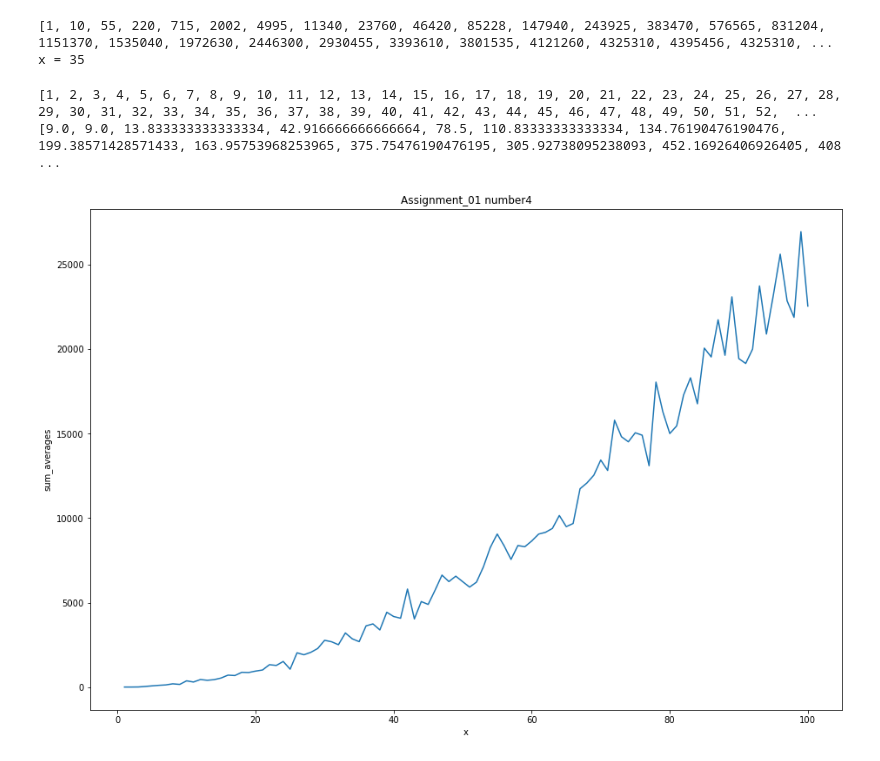
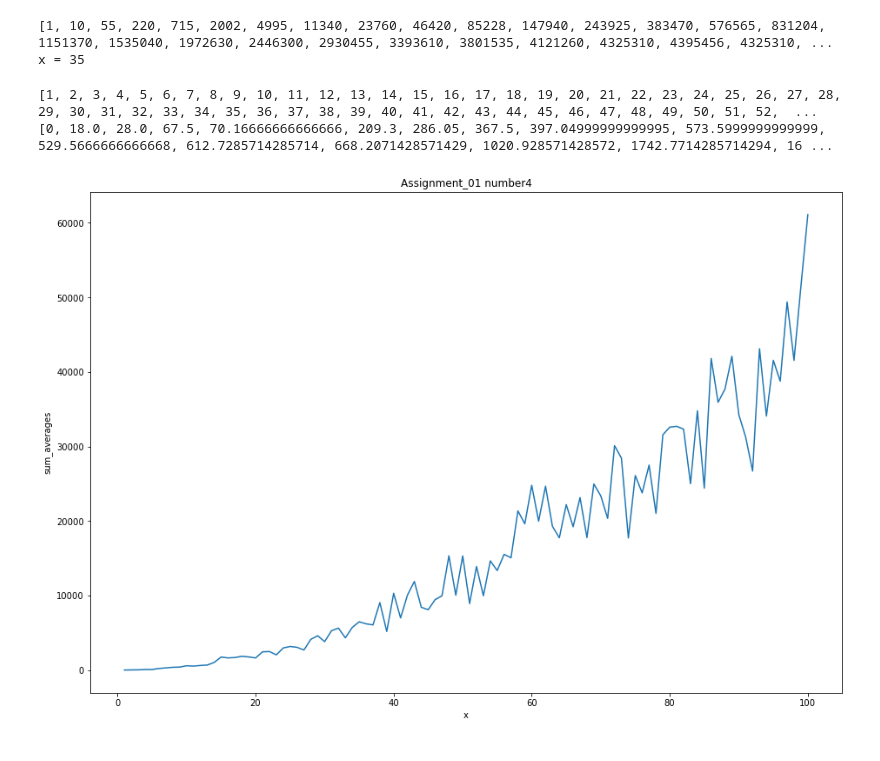
Before and after one commit to hahahalmy/ESE5023_Assignments_12232257, a Jupyter notebook: PS1.ipynb, the cells around one changed output. Cells and saved outputs as stored; diff of their text form; code cells hidden in the pictures.

```diff
--- a/PS1.ipynb
+++ b/PS1.ipynb
@@ -213,49 +213,47 @@ def Get_average(lst):
 
 def Sum_averages(lst):
     lst_len = len(lst)
-    i = 1
     sum_average = []
-    while (i <= lst_len):
-        #print("get {} element(s) list: ".format(i))
-        index = 0
-        while(index + i <= lst_len):
-            #print(lst[index:index+i], end = " ")
-            average = Get_average(lst[index:index+i])
-            sum_average.append(average)
-            #print("average = {}".format(average), end = " ")
-            index += 1
-        #print()
-        i += 1
+    #I got inspired by reading https://blog.csdn.net/weixin_43827397/article/details/107567071
+    for i in range(lst_len ** 2):
+        sub_lst = []
+        for j in range(lst_len):
+            if(i >> j) % 2:
+                sub_lst.append(lst[j])
+        if(len(sub_lst) <= 0):
+            continue
+        average = Get_average(sub_lst)
+        sum_average.append(average)
     return sum(sum_average)
 
 def main():
 #     lst1 = Random_integer(10)
 #     print("Your list is :")
 #     print(lst1)
 #     Sum_averages(lst1)
     N_lst = []
     Total_sum_averages = []
     for i in range(1, 101):
         N_lst.append(i)
         Total_sum_averages.append(Sum_averages(Random_integer(i)))
     print(N_lst)
     print(Total_sum_averages)
     fig = plt.figure(figsize = (12,8),
                     )
     ax = fig.add_subplot(111)
     ax = fig.add_axes([0,0,1,1])
     ax.plot(N_lst, Total_sum_averages)
     ax.set_title("Assignment_01 number4")
     ax.set_xlabel("x")
     ax.set_ylabel("sum_averages")
 
 
 if __name__ == '__main__':
     main()
 # %% [output]
 [1, 2, 3, 4, 5, 6, 7, 8, 9, 10, 11, 12, 13, 14, 15, 16, 17, 18, 19, 20, 21, 22, 23, 24, 25, 26, 27, 28, 29, 30, 31, 32, 33, 34, 35, 36, 37, 38, 39, 40, 41, 42, 43, 44, 45, 46, 47, 48, 49, 50, 51, 52,  ...
-[9.0, 9.0, 13.833333333333334, 42.916666666666664, 78.5, 110.83333333333334, 134.76190476190476, 199.38571428571433, 163.95753968253965, 375.75476190476195, 305.92738095238093, 452.16926406926405, 408 ...
+[0, 18.0, 28.0, 67.5, 70.16666666666666, 209.3, 286.05, 367.5, 397.04999999999995, 573.5999999999999, 529.5666666666668, 612.7285714285714, 668.2071428571429, 1020.928571428572, 1742.7714285714294, 16 ...
-[figure, old version]
+[figure, new version]
 # %%
 import numpy as np
 
```
Also changed, not shown: 2 other files.
